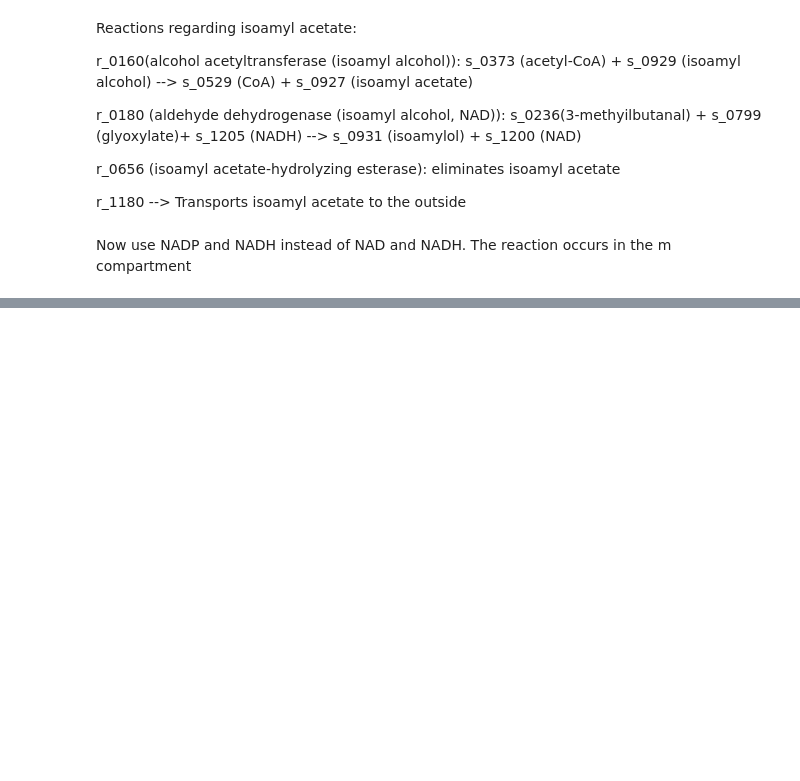
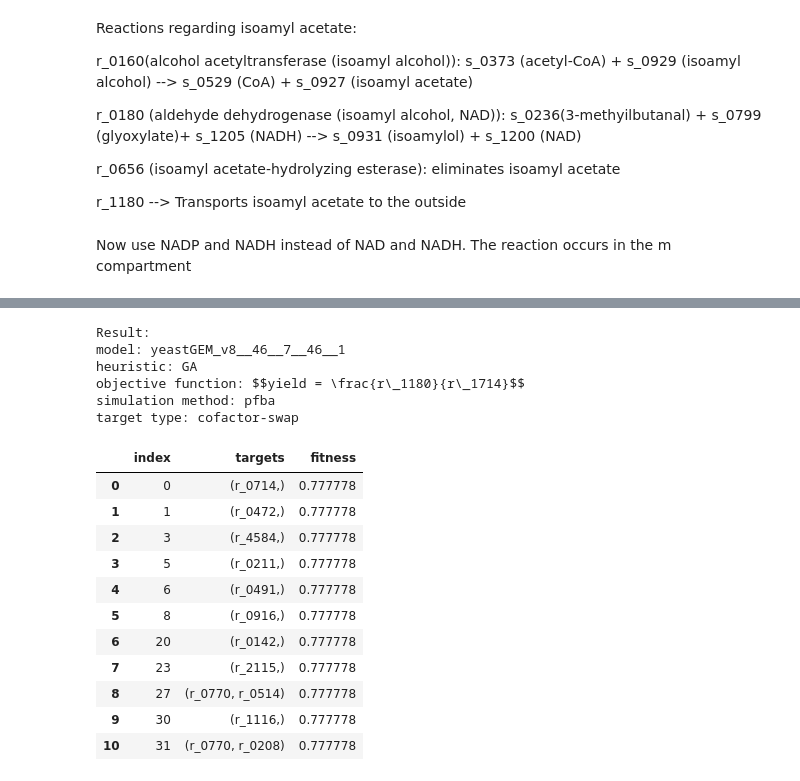
Before and after one commit to 27410/group-assingment-team11, a Jupyter notebook: 06_Co-factor_swap.ipynb, the cells around one changed output, grey strips where cells are left out. Drawn from its saved outputs; the diff is of its cells as text; code cells hidden in the pictures; blank space fills up the shorter version.

```diff
--- a/06_Co-factor_swap.ipynb
+++ b/06_Co-factor_swap.ipynb
@@ -113,0 +55,4 @@ target type: cofactor-swap
+# %%
+# Setting the progesterone yield as the formation of progesterone divided by the optake of glucose
+py = product_yield(model.reactions.r_1180, model.exchanges.r_1714)
+py
@@ -113,0 +61,6 @@ target type: cofactor-swap
+# %%
+# Running the CofactorSwapOptimization Algorithm
+# Find reactions that all have the targeted co-factor pairs and add reactions that have the co-factors swapped.
+swap = CofactorSwapOptimization(model=model, plot=False, cofactor_id_swaps=(["s_1198","s_1203"],["s_0434","s_0423"]),objective_function=py)
+print(f'Co-factor swap optimization of the model {model.id} used to increase available {swap._metadata["swap_pairs"][0][0]} and {swap._metadata["swap_pairs"][0][1]} on the cost of {swap._metadata["swap_pairs"][1][0]} and {swap._metadata["swap_pairs"][1][1]}')
+cofactor_swap_targets = swap.run(max_size = 10)
@@ -113,0 +72,21 @@ target type: cofactor-swap
+# %%
+cofactor_swap_targets
+# %% [output]
+Result:
+model: yeastGEM_v8__46__7__46__1
+heuristic: GA
+objective function: $$yield = \frac{r\_1180}{r\_1714}$$
+simulation method: pfba
+target type: cofactor-swap
+|  | index | targets | fitness |
+| 0 | 0 | (r_0714,) | 0.777778 |
+| 1 | 1 | (r_0472,) | 0.777778 |
+| 2 | 3 | (r_4584,) | 0.777778 |
+| 3 | 5 | (r_0211,) | 0.777778 |
+| 4 | 6 | (r_0491,) | 0.777778 |
+| 5 | 8 | (r_0916,) | 0.777778 |
+| 6 | 20 | (r_0142,) | 0.777778 |
+| 7 | 23 | (r_2115,) | 0.777778 |
+| 8 | 27 | (r_0770, r_0514) | 0.777778 |
+| 9 | 30 | (r_1116,) | 0.777778 |
+| 10 | 31 | (r_0770, r_0208) | 0.777778 |
```
Also changed, not shown: parts of 22 cells of this notebook, 4 other files.
